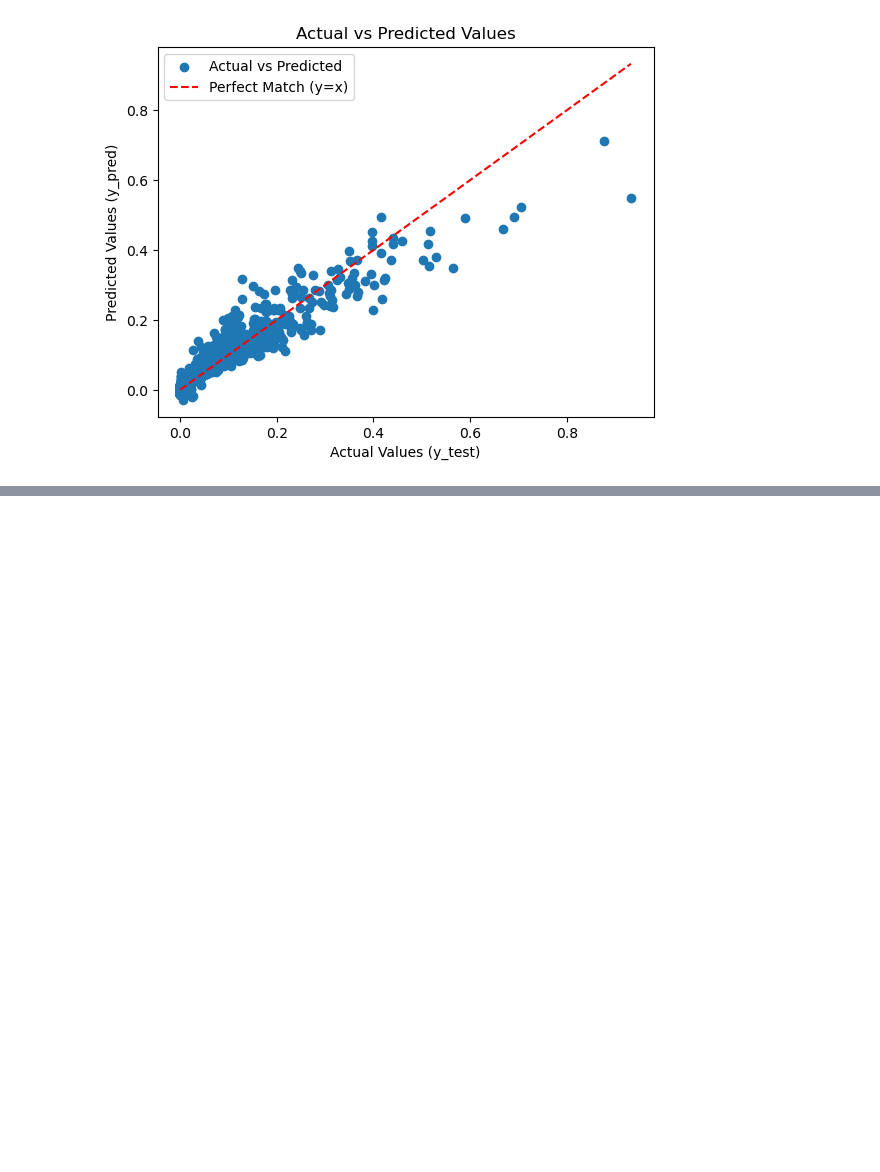
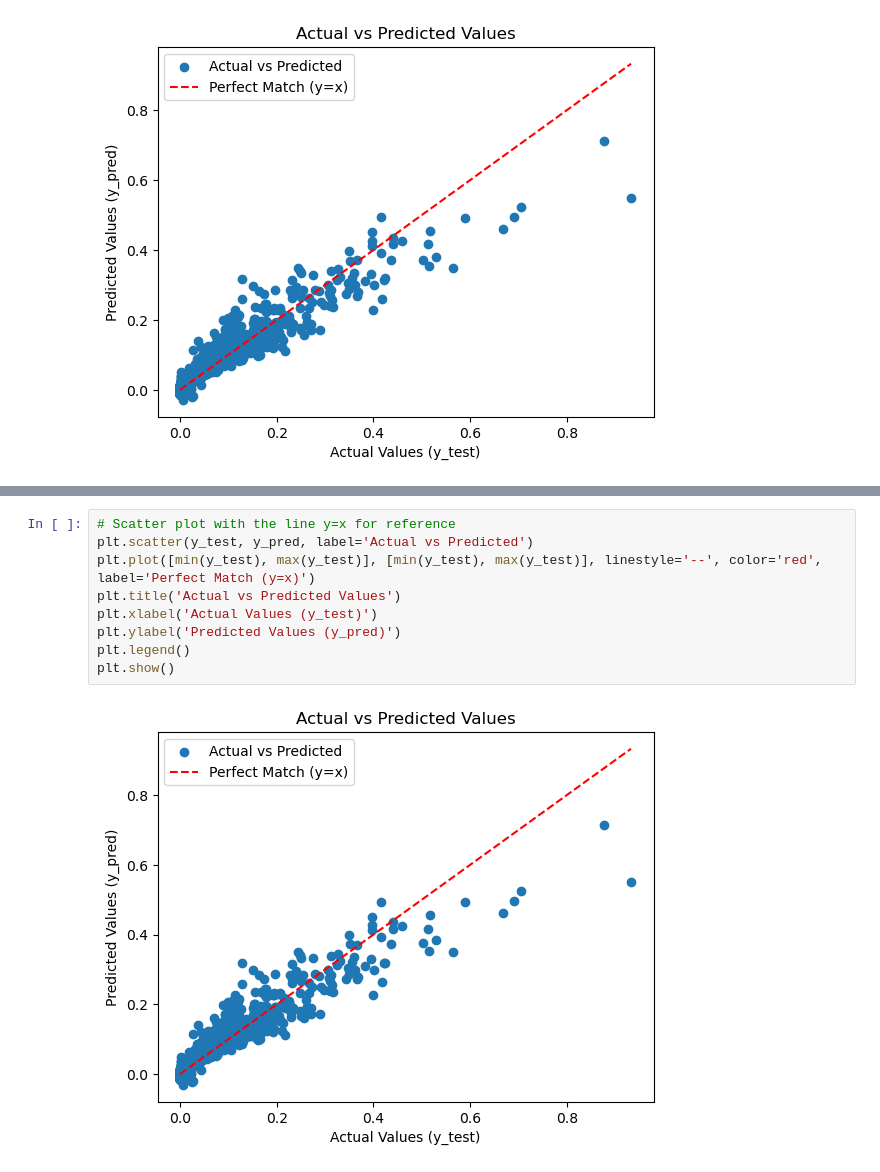
Before and after one commit to Fahadw9/data-science-project, a Jupyter notebook: Cricket_Analysis.ipynb, the cells around one changed output, grey strips where cells are left out. Cells and saved outputs as stored; diff of their text form; blank space fills up the shorter version.

```diff
--- a/Cricket_Analysis.ipynb
+++ b/Cricket_Analysis.ipynb
@@ -311,0 +391,11 @@ plt.show()
+# %%
+# Scatter plot with the line y=x for reference
+plt.scatter(y_test, y_pred, label='Actual vs Predicted')
+plt.plot([min(y_test), max(y_test)], [min(y_test), max(y_test)], linestyle='--', color='red', label='Perfect Match (y=x)')
+plt.title('Actual vs Predicted Values')
+plt.xlabel('Actual Values (y_test)')
+plt.ylabel('Predicted Values (y_pred)')
+plt.legend()
+plt.show()
+# %% [output]
+[figure, added]
```
Also changed, not shown: parts of 7 cells of this notebook.
